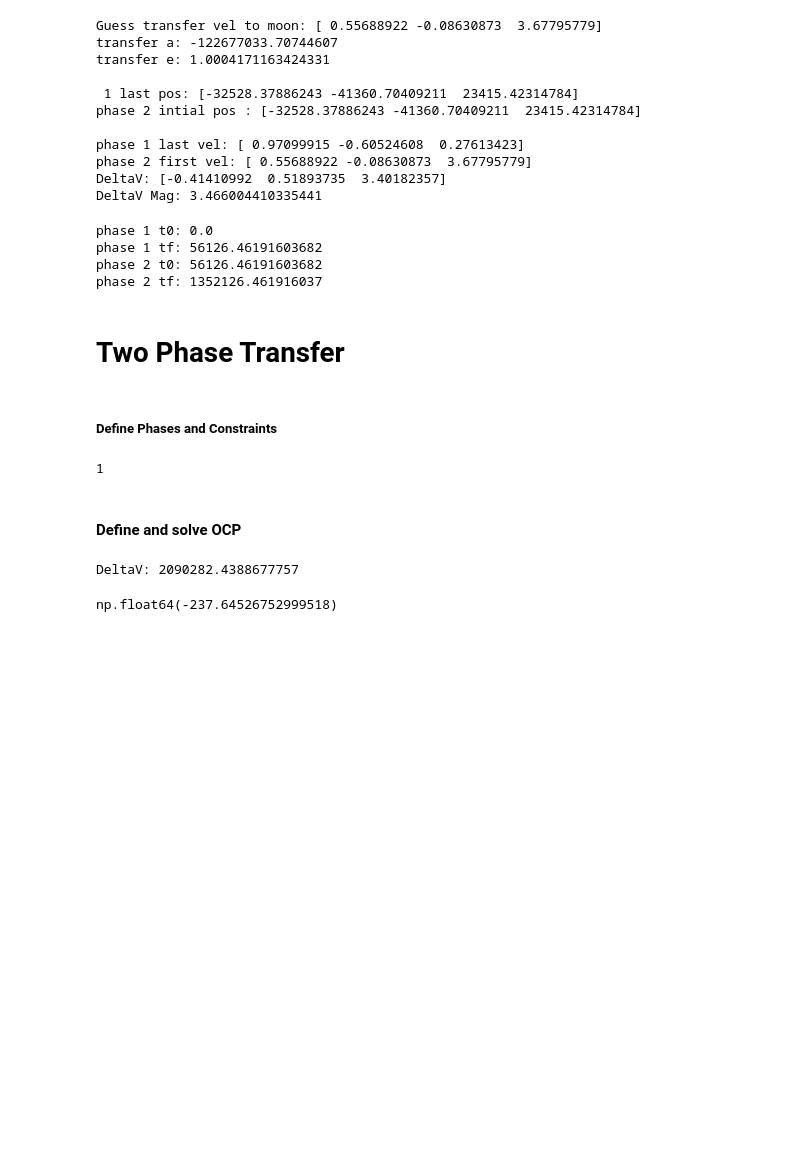
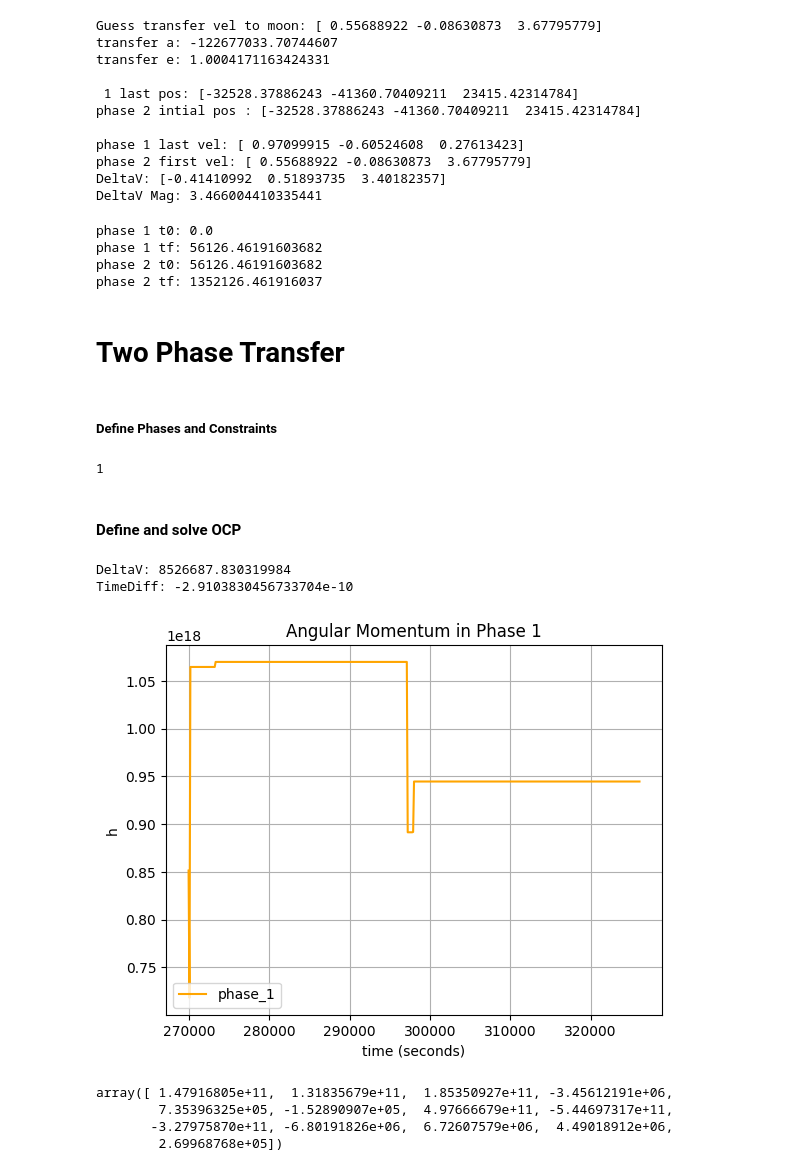
Before and after one commit to JonathanM22/ASSET_Onramp, a Jupyter notebook: mission.ipynb, the cells around one changed output. Drawn from its saved outputs; the diff is of its cells as text; code cells hidden in the pictures; blank space fills up the shorter version.

```diff
--- a/mission.ipynb
+++ b/mission.ipynb
@@ -314,9 +334,9 @@ def AngularMomentumConstraint():
 IG1 = EarthOrbTraj
 IG2 = MoonTransferTraj
 
-phase1 = TBode.phase('LGL3', IG1, 500)
+phase1 = TBode.phase('LGL3', IG1, 50)
 phase1.setControlMode("HighestOrderSpline")
-phase2 = TBode.phase('LGL3', IG2, 500)
+phase2 = TBode.phase('LGL3', IG2, 50)
 phase2.setControlMode("HighestOrderSpline")
 
 # Target orbit for phase1
@@ -328,15 +348,16 @@ aop_t = earth_parking.aop.value
 mu = earth_parking.mu.value
 
 phase1.addEqualCon("Last",TargetOrbit(a_t,e_t,inc_t,raan_t,aop_t,mu),range(0,6))
-phase1.addEqualCon("FirstandLast", AngularMomentumConstraint(), range(0,6))
+#phase1.addEqualCon("FirstandLast", AngularMomentumConstraint(), range(0,6))
 
 # Constrain phases constant angular momentum
-phase2.addEqualCon("FirstandLast", AngularMomentumConstraint(), range(0,6))
+#phase2.addEqualCon("FirstandLast", AngularMomentumConstraint(), range(0,6))
 
 # Time Bounds
-phase1.addLowerDeltaTimeBound(0)
-phase1.addUpperDeltaTimeBound(earth_orbit_tof.value)
-phase2.addUpperDeltaTimeBound(86400*4)
+#phase1.addLowerDeltaTimeBound(0)
+#phase1.addUpperDeltaTimeBound(earth_orbit_tof.value)
+phase2.addLowerDeltaTimeBound(86400 * 2)
+phase2.addUpperDeltaTimeBound(86400 * 6)
 
 # Add Inequality Constraint to make sat end near moon.
 def NearMoonInequalCon():
@@ -364,44 +385,68 @@ ocp.addForwardLinkEqualCon(phase1,phase2,[0,1,2,6,7,8,9,10,11,12])
 
 # Linking Objetive of minimizing deltaV
 def DeltaVObjective():
-    v0,v1 = Args(6).tolist([(0,3),(3,3)])
-    dv = (v1-v0).norm()
+    v1,v2 = Args(6).tolist([(0,3),(3,3)])
+    dv = (v2-v1).norm()
     return dv
 
 XtUvars0 = range(3,6)
 XtUvars1 = range(3,6)
 ocp.addLinkObjective(DeltaVObjective(),
                     phase1,'Last', XtUvars0,[],[],
                     phase2,'First',XtUvars1,[],[])
 
 ocp.optimizer.set_OptLSMode("L1")
 ocp.optimizer.set_MaxLSIters(100)
 
 #Solve
 ocp.solve_optimize()
 
 Phase1Traj = phase1.returnTraj()
 Phase2Traj = phase2.returnTraj()
 
 data_dict = {
     "Phase1Traj": Phase1Traj,
     "Phase2Traj": Phase2Traj,
 }
 leg_1_data = np.save("ocp_data", np.array(data_dict))
 
 dv = np.linalg.norm(Phase1Traj[-1][3:6] - Phase2Traj[0][3:6])
 
 # Time differnce between start and end of phase
 time_diff = Phase2Traj[0][12] - Phase1Traj[-1][12]
-
+a
 
 print(f'DeltaV: {dv}')
 print(f'TimeDiff: {time_diff}')
+
+
+h_ar_phase1 = np.zeros(len(Phase1Traj))
+h_ar_t = np.zeros(len(Phase1Traj))
+for i in range(len(Phase1Traj)):
+    r = Phase1Traj[i][0:3]
+    v = Phase1Traj[i][3:6]
+    h_ar_phase1[i] = np.linalg.norm(np.cross(r,v))
+    h_ar_t[i] = Phase1Traj[i][-1]
+
+ax1 = plt.subplot(1, 1, 1)
+ax1.plot(h_ar_t, h_ar_phase1, color='orange', label='phase_1')
+ax1.set_xlabel("time (seconds)")
+ax1.set_ylabel("h")
+ax1.set_title("Angular Momentum in Phase 1")
+ax1.legend(loc='lower left')
+ax1.grid(True)
+plt.show()
 # %% [output]
-DeltaV: 2090282.4388677757
+DeltaV: 8526687.830319984
+TimeDiff: -2.9103830456733704e-10
+[figure, added]
 # %%
+Phase1Traj[0]
 # %% [output]
-np.float64(-237.64526752999518)
+array([ 1.47916805e+11,  1.31835679e+11,  1.85350927e+11, -3.45612191e+06,
+        7.35396325e+05, -1.52890907e+05,  4.97666679e+11, -5.44697317e+11,
+       -3.27975870e+11, -6.80191826e+06,  6.72607579e+06,  4.49018912e+06,
+        2.69968768e+05])
 # %%
 first_run = np.linalg.norm(Phase1Traj[-1][3:6] - Phase2Traj[0][3:6])
 first_run
```
Also changed, not shown: parts of 5 cells of this notebook, 4 other files.
